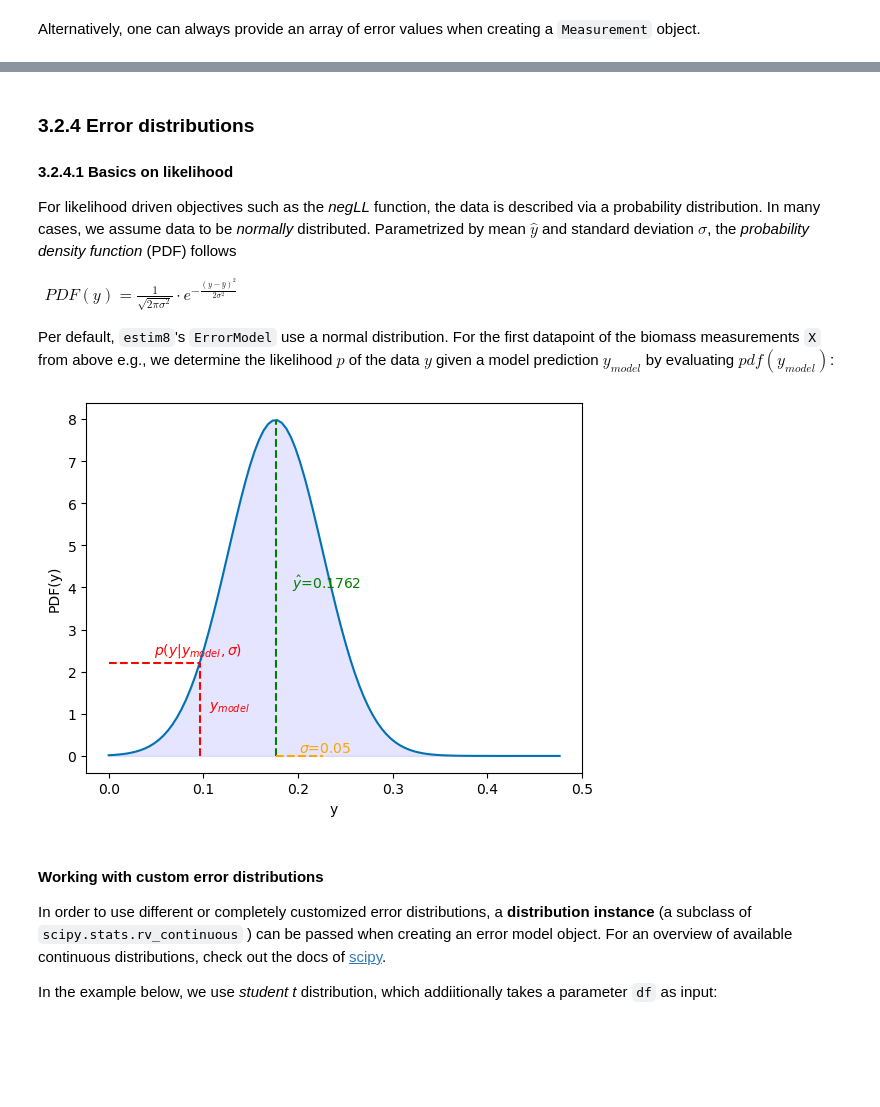
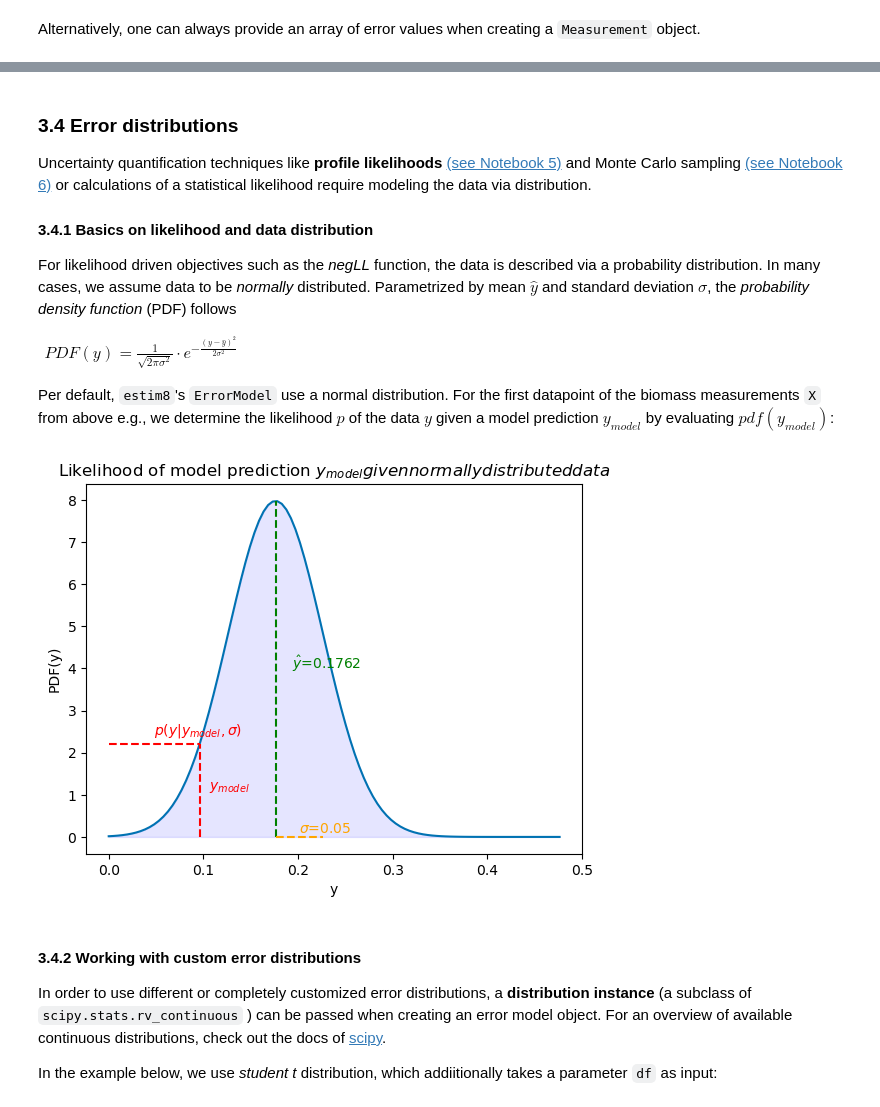
Before and after one commit to JuBiotech/estim8, a Jupyter notebook: examples/2. Experimental data and error modeling.ipynb, the cells around one changed output, grey strips where cells are left out. Cells and saved outputs as stored; diff of their text form; code cells hidden in the pictures; blank space fills up the shorter version.

Commit message:
improve notebook 2 structure

```diff
--- a/examples/2. Experimental data and error modeling.ipynb
+++ b/examples/2. Experimental data and error modeling.ipynb
@@ -15,6 +15,6 @@ import numpy as np
 import matplotlib.pyplot as plt
 
 # load data
-data = pd.read_excel('SimpleBatch_Data.xlsx', index_col=0)
+data = pd.read_excel('SimpleBatch_Data.xlsx', index_col=0, header=(0, 1))
 data.head()
 # %% [output]
@@ -28,6 +29,8 @@ data.head()
 ## 3.1 Experiments & Measurements
 `estim8` offers several ways to pass experimental data to the `Estimator` class. Internally, the data is structured in `Experiment` objects, which consist of individual `Measurement` objects.
 # %%
+# drop multiindex header
+data.columns = data.columns.droplevel(1)
 exp = datatypes.Experiment(data)
 exp.measurements
 # %% [output]
@@ -200,7 +204,9 @@ Text(0.5, 0, 'time [h]')
 # %% [markdown]
-### 3.2.4 Error distributions
+### 3.4 Error distributions
 
-#### 3.2.4.1 Basics on likelihood
+Uncertainty quantification techniques like __profile likelihoods__ [(see Notebook 5)](5.%20Parameter%20Identifiability%20-%20Profile%20Likelihood.ipynb) and Monte Carlo sampling [(see Notebook 6)](6.%20Uncertainty%20Quantification%20-%20Monte%20Carlo%20Sampling.ipynb) or calculations of a statistical likelihood require modeling the data via distribution.
+
+#### 3.4.1 Basics on likelihood and data distribution
 For likelihood driven objectives such as the _negLL_ function, the data is described via a
 probability distribution. In many cases, we assume data to be _normally_ distributed. Parametrized by mean $\hat{y}$ and standard deviation $\sigma$, the _probability density function_ (PDF) follows
 
@@ -227,36 +233,37 @@ sigma = meas.errors[0]
 y_model_range = np.linspace(max(0,y_hat-6*sigma), y_hat+6*sigma, 100)
 likelihood_y_model_range = meas.error_model.error_distribution.pdf(x=y_model_range, loc=y_hat, scale=sigma)
 # plot the pdf for the y range
 plt.plot(y_model_range,likelihood_y_model_range )
 plt.fill_between(y_model_range, y1=np.zeros_like(y_model_range), y2=likelihood_y_model_range, alpha=0.1, color='blue')
 pdf_y_hat = meas.error_model.error_distribution.pdf(x=y_hat, loc=y_hat, scale=sigma)
 
 
 # define a "simulated" model prediction for y
 y_model = y_hat-1.6*sigma
 likelihood_y_model = meas.error_model.error_distribution.pdf(x=y_model, loc=y_hat, scale=sigma)
 
 # plot y_hat
 plt.vlines(x=y_hat, ymin=0, ymax=pdf_y_hat, linestyles='dashed', colors='green')
 plt.annotate(r"$\hat{y}$="+str(y_hat), xy=(y_hat*1.1, pdf_y_hat/2), color='green')
 # plot sigma
 plt.hlines(y=0, xmin=y_hat, xmax=y_hat+sigma, linestyles='dashed', color='orange')
 plt.annotate(r"$\sigma$="+str(sigma),xy=(y_hat+(sigma/2), 0.1),color='orange')
 
 
 # plot likelihoood of model prediction
 plt.vlines(x=y_model, ymax=likelihood_y_model, ymin=0, color='red', linestyles="dashed")
 plt.hlines(y=likelihood_y_model, xmin=min(y_model_range), xmax=y_model, colors='red',linestyles='dashed')
 plt.annotate(r'$y_{model}$', xy=(y_model*1.1, likelihood_y_model/2), color='red')
 plt.annotate(r"$p(y|y_{model},\sigma)$", xy=(y_model/2, likelihood_y_model*1.1), color='red')
 
 plt.xlabel('y')
 plt.ylabel('PDF(y)')
+plt.title("Likelihood of model prediction $y_{model} given normally distributed data$")
 fig.tight_layout()
 # %% [output]
-[figure, old version]
+[figure, new version]
 # %% [markdown]
-#### Working with custom error distributions
+#### 3.4.2 Working with custom error distributions
 
 In order to use different or completely customized error distributions, a __distribution instance__ (a subclass of `scipy.stats.rv_continuous` ) can be passed when creating an error model object.
 For an overview of available continuous distributions, check out the docs of [scipy](https://docs.scipy.org/doc/scipy/reference/stats.html).
```
Also changed, not shown: parts of 10 cells of this notebook.
